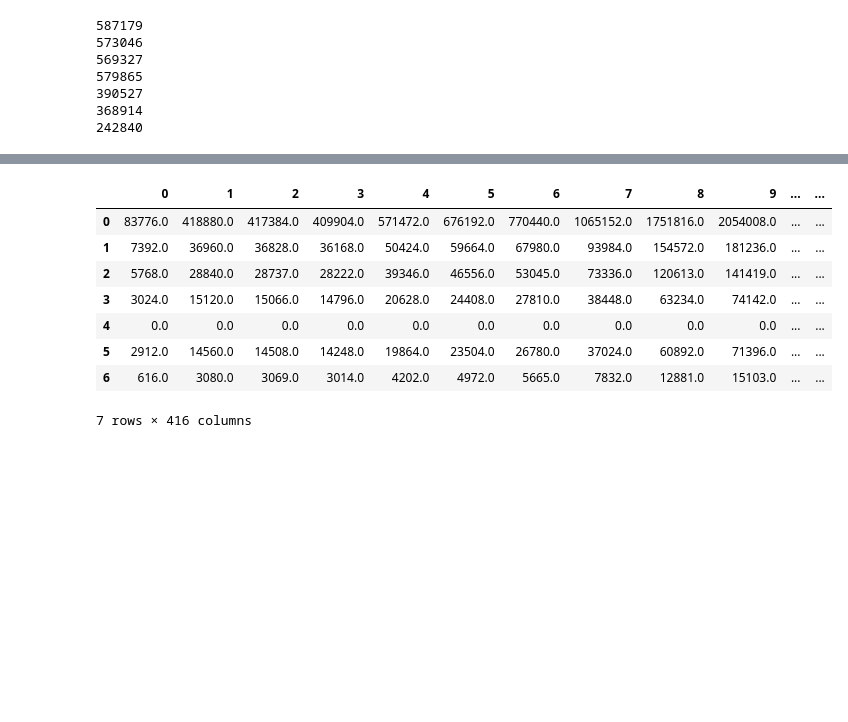
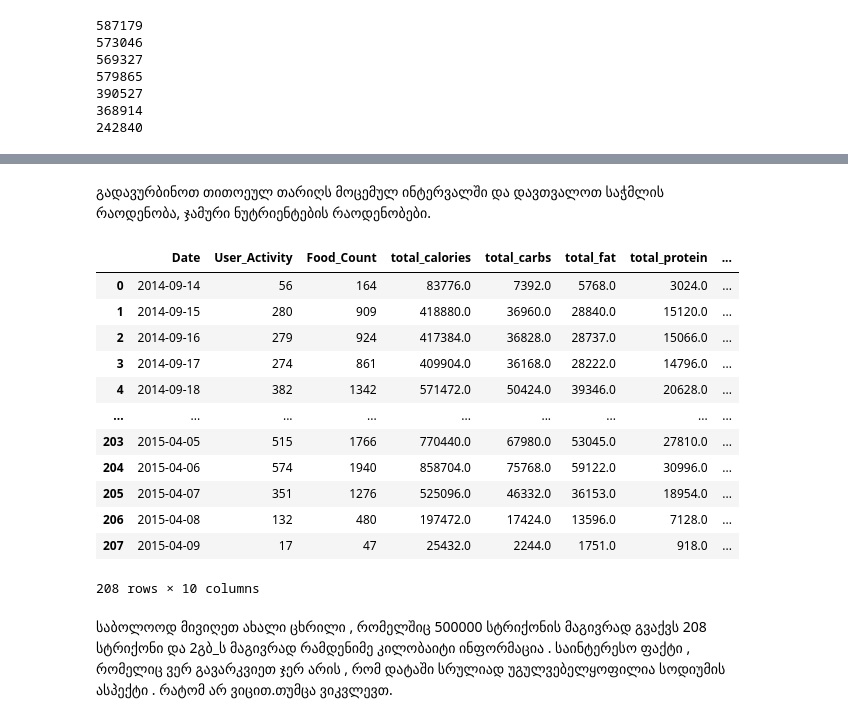
Before and after one commit to dbera17/ML, a Jupyter notebook: final_proj.ipynb, the cells around one changed output, grey strips where cells are left out. Cells and saved outputs as stored; diff of their text form; code cells hidden in the pictures; blank space fills up the shorter version.

```diff
--- a/final_proj.ipynb
+++ b/final_proj.ipynb
@@ -378,17 +380,17 @@ totals_new_data = [
     new_data['total_fiber']
 ]
 
-new_data['total_calories_average'] = []
-new_data['total_carbs_average'] = []
-new_data['total_fat_average'] = []
-new_data['total_protein_average'] = []
-new_data['total_sodium_average']= []
-new_data['total_sugar_average'] = []
-new_data['total_fiber_average'] = []
+# new_data['total_calories_average'] = []
+# new_data['total_carbs_average'] = []
+# new_data['total_fat_average'] = []
+# new_data['total_protein_average'] = []
+# new_data['total_sodium_average']= []
+# new_data['total_sugar_average'] = []
+# new_data['total_fiber_average'] = []
 
-total_averages_new_data = [
-    new_data['total_calories_average'], new_data['total_carbs_average'],
-    new_data['total_fat_average'], new_data['total_protein_average'],
-    new_data['total_sodium_average'], new_data['total_sugar_average'],
-    new_data['total_fiber_average']
-]
+# total_averages_new_data = [
+#     new_data['total_calories_average'], new_data['total_carbs_average'],
+#     new_data['total_fat_average'], new_data['total_protein_average'],
+#     new_data['total_sodium_average'], new_data['total_sugar_average'],
+#     new_data['total_fiber_average']
+# ]
@@ -446,6 +448,8 @@ def countFood(data):
         res += len(food['dishes'])
 
     return res
+# %% [markdown]
+გადავურბინოთ თითოეულ თარიღს მოცემულ ინტერვალში და დავთვალოთ საჭმლის რაოდენობა, ჯამური ნუტრიენტების რაოდენობები.
 # %%
 time_interval = int((end-start).days)+1
 for i in range(time_interval):
@@ -469,15 +473,21 @@ for i in range(time_interval):
     new_data['User_Activity'].append(len(tmp_data[tmp_data.columns[0]].unique()))
     new_data['Food_Count'].append(food_count)
 # %%
-p = pd.DataFrame(totals_new_data)
+p = pd.DataFrame(new_data)
 p
 # %% [output]
-|  | 0 | 1 | 2 | 3 | 4 | 5 | 6 | 7 | 8 | 9 | ... | ... |
-| 0 | 83776.0 | 418880.0 | 417384.0 | 409904.0 | 571472.0 | 676192.0 | 770440.0 | 1065152.0 | 1751816.0 | 2054008.0 | ... | ... |
-| 1 | 7392.0 | 36960.0 | 36828.0 | 36168.0 | 50424.0 | 59664.0 | 67980.0 | 93984.0 | 154572.0 | 181236.0 | ... | ... |
-| 2 | 5768.0 | 28840.0 | 28737.0 | 28222.0 | 39346.0 | 46556.0 | 53045.0 | 73336.0 | 120613.0 | 141419.0 | ... | ... |
-| 3 | 3024.0 | 15120.0 | 15066.0 | 14796.0 | 20628.0 | 24408.0 | 27810.0 | 38448.0 | 63234.0 | 74142.0 | ... | ... |
-| 4 | 0.0 | 0.0 | 0.0 | 0.0 | 0.0 | 0.0 | 0.0 | 0.0 | 0.0 | 0.0 | ... | ... |
-| 5 | 2912.0 | 14560.0 | 14508.0 | 14248.0 | 19864.0 | 23504.0 | 26780.0 | 37024.0 | 60892.0 | 71396.0 | ... | ... |
-| 6 | 616.0 | 3080.0 | 3069.0 | 3014.0 | 4202.0 | 4972.0 | 5665.0 | 7832.0 | 12881.0 | 15103.0 | ... | ... |
+|  | Date | User_Activity | Food_Count | total_calories | total_carbs | total_fat | total_protein | ... |
+| 0 | 2014-09-14 | 56 | 164 | 83776.0 | 7392.0 | 5768.0 | 3024.0 | ... |
+| 1 | 2014-09-15 | 280 | 909 | 418880.0 | 36960.0 | 28840.0 | 15120.0 | ... |
+| 2 | 2014-09-16 | 279 | 924 | 417384.0 | 36828.0 | 28737.0 | 15066.0 | ... |
+| 3 | 2014-09-17 | 274 | 861 | 409904.0 | 36168.0 | 28222.0 | 14796.0 | ... |
+| 4 | 2014-09-18 | 382 | 1342 | 571472.0 | 50424.0 | 39346.0 | 20628.0 | ... |
+| ... | ... | ... | ... | ... | ... | ... | ... | ... |
+| 203 | 2015-04-05 | 515 | 1766 | 770440.0 | 67980.0 | 53045.0 | 27810.0 | ... |
+| 204 | 2015-04-06 | 574 | 1940 | 858704.0 | 75768.0 | 59122.0 | 30996.0 | ... |
+| 205 | 2015-04-07 | 351 | 1276 | 525096.0 | 46332.0 | 36153.0 | 18954.0 | ... |
+| 206 | 2015-04-08 | 132 | 480 | 197472.0 | 17424.0 | 13596.0 | 7128.0 | ... |
+| 207 | 2015-04-09 | 17 | 47 | 25432.0 | 2244.0 | 1751.0 | 918.0 | ... |
-7 rows × 416 columns
+208 rows × 10 columns
+# %% [markdown]
+საბოლოოდ მივიღეთ ახალი ცხრილი , რომელშიც 500000 სტრიქონის მაგივრად გვაქვს 208 სტრიქონი და 2გბ_ს მაგივრად რამდენიმე კილობაიტი ინფორმაცია . საინტერესო ფაქტი , რომელიც ვერ გავარკვიეთ ჯერ არის , რომ დატაში სრულიად უგულვებელყოფილია სოდიუმის ასპექტი . რატომ არ ვიცით.თუმცა ვიკვლევთ.
```
Also changed, not shown: parts of 6 cells of this notebook.
